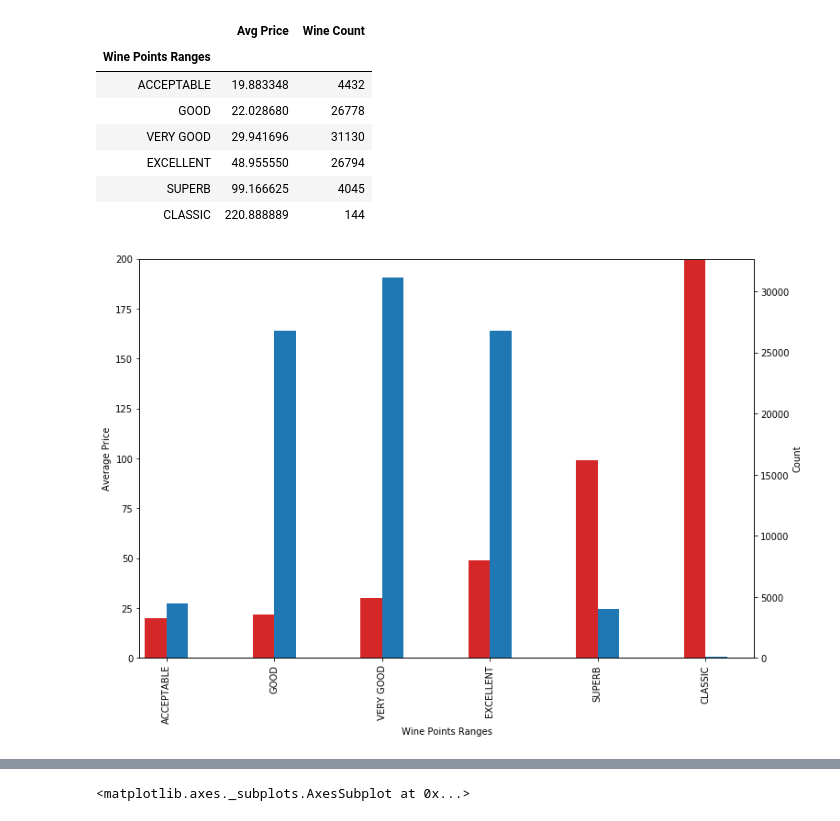
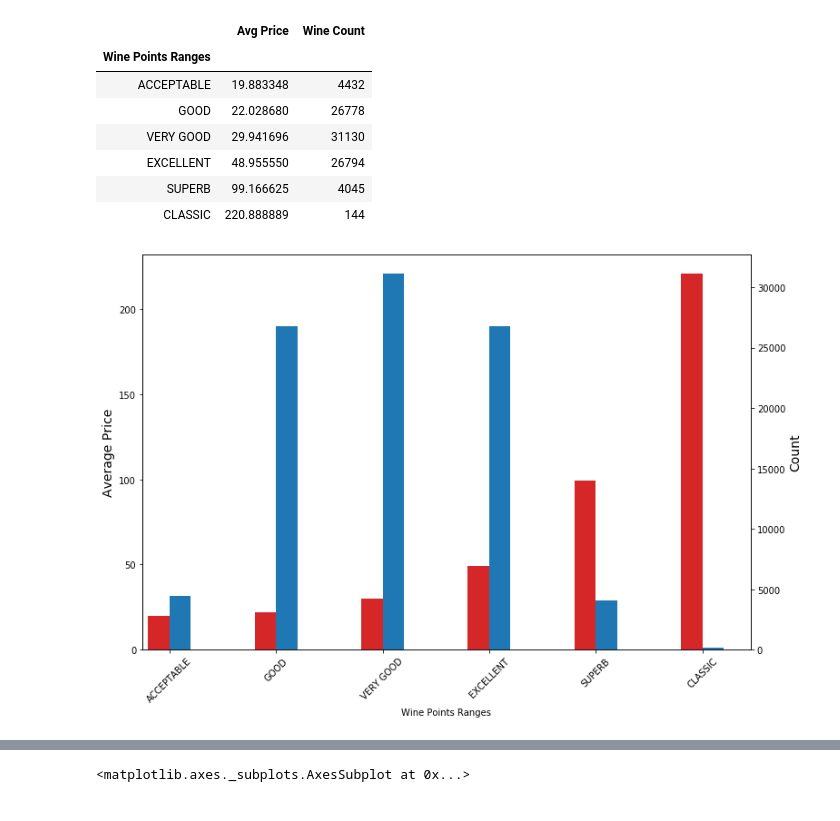
Before and after one commit to 06S197GT/SMU-Project-1, a Jupyter notebook: WineAnalysis.ipynb, the cells around one changed output, grey strips where cells are left out. Cells and saved outputs as stored; diff of their text form; code cells hidden in the pictures.

```diff
--- a/WineAnalysis.ipynb
+++ b/WineAnalysis.ipynb
@@ -841,20 +795,20 @@ points_summary
 # %%
 fig = plt.figure(figsize=(12,8))
 
 ax = fig.add_subplot()
 ax2 = ax.twinx()
 
 width = 0.2
 
-points_summary["Avg Price"].plot(kind='bar', color='tab:red', ax=ax, width=width, position=1)
-points_summary["Wine Count"].plot(kind='bar', color='tab:blue', ax=ax2, width=width, position=0)
+points_summary["Avg Price"].plot(kind='bar', color='tab:red', ax=ax, width=width, position=1, rot=45)
+points_summary["Wine Count"].plot(kind='bar', color='tab:blue', ax=ax2, width=width, position=0, rot=45)
 
-ax.set_ylabel('Average Price')
-ax2.set_ylabel('Count')
+ax.set_ylabel('Average Price', fontsize = 14)
+ax2.set_ylabel('Count', fontsize = 14)
 
 plt.show()
 # %% [output]
-[figure, old version]
+[figure, new version]
 # %%
 bins = [79, 82, 86, 89, 93, 97, 100]
 points_labels = ["ACCEPTABLE", "GOOD","VERY GOOD", "EXCELLENT", "SUPERB", "CLASSIC"]
```
Also changed, not shown: parts of 39 cells of this notebook, 4 other files.
